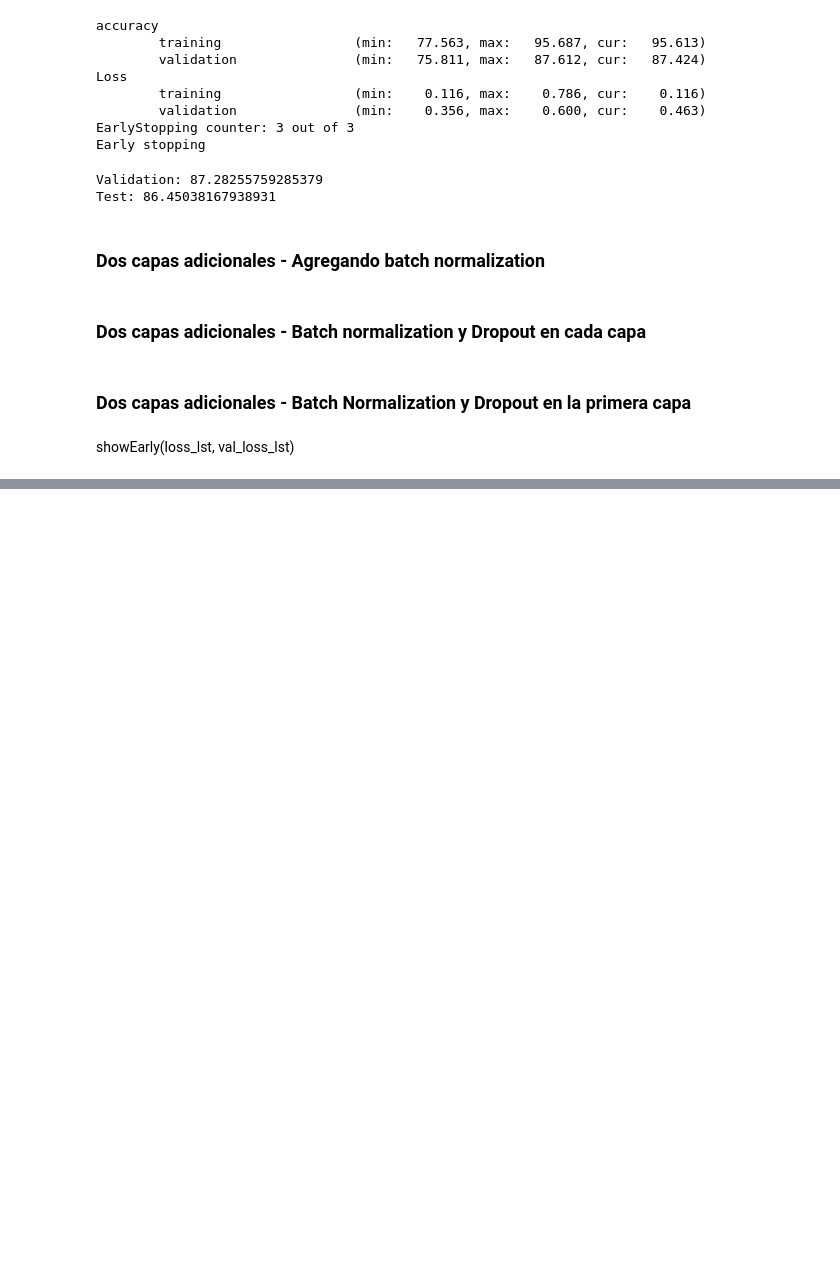
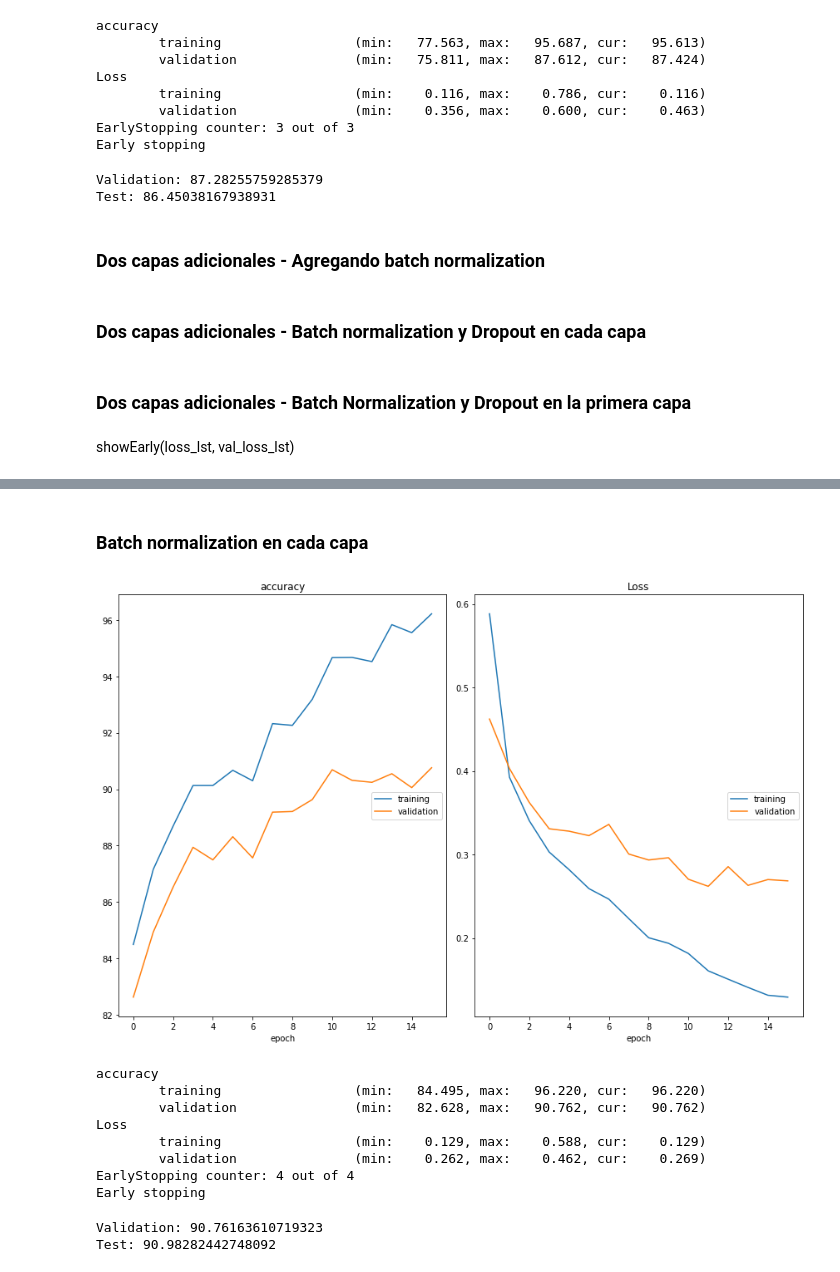
Before and after one commit to Andres20-Utec/Proyecto-4-AI, a Jupyter notebook: Proyecto4.ipynb, the cells around one changed output, grey strips where cells are left out. Saved outputs shown, nothing was run; the diff lists cells and outputs as text; code cells hidden in the pictures; blank space fills up the shorter version.

Commit message:
add nuevo modelo
Agregado dos capas convolutional y una lineal

```diff
--- a/Proyecto4.ipynb
+++ b/Proyecto4.ipynb
@@ -1003,0 +1061,2 @@ showEarly(loss_lst, val_loss_lst)
+# %% [markdown]
+### Batch normalization en cada capa
@@ -1003,0 +1107,24 @@ showEarly(loss_lst, val_loss_lst)
+# %%
+model2 = CNN5(num_classes).to(device)
+loss_fn = nn.CrossEntropyLoss()
+optimizer = torch.optim.Adam(model2.parameters(), lr=learning_rate)
+print([ e.shape  for e in model2.fc.parameters()])
+model2.fc.weight
+model_result, loss_lst, val_loss_lst = trainEarlyStopping(model2, optimizer, loss_fn, num_epochs)
+# %% [output]
+[figure, added]
+accuracy
+        training                 (min:   84.495, max:   96.220, cur:   96.220)
+        validation               (min:   82.628, max:   90.762, cur:   90.762)
+Loss
+        training                 (min:    0.129, max:    0.588, cur:    0.129)
+        validation               (min:    0.262, max:    0.462, cur:    0.269)
+EarlyStopping counter: 4 out of 4
+Early stopping
+# %%
+acc_val, acc_test = getAccuracy(model_result, validation_loader), getAccuracy(model_result, test_loader)
+print(f"Validation: {acc_val}")
+print(f"Test: {acc_test}")
+# %% [output]
+Validation: 90.76163610719323
+Test: 90.98282442748092
```
Also changed, not shown: parts of 18 cells of this notebook.
